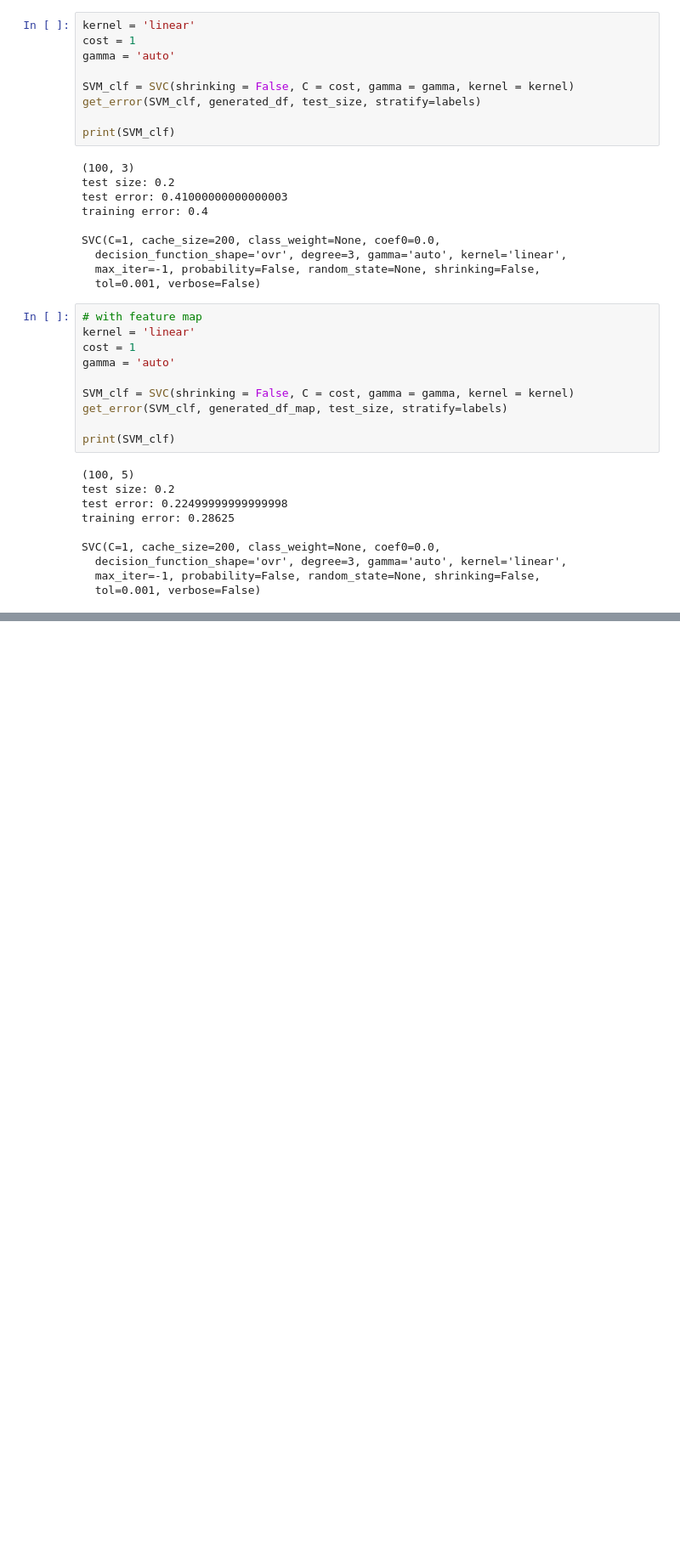
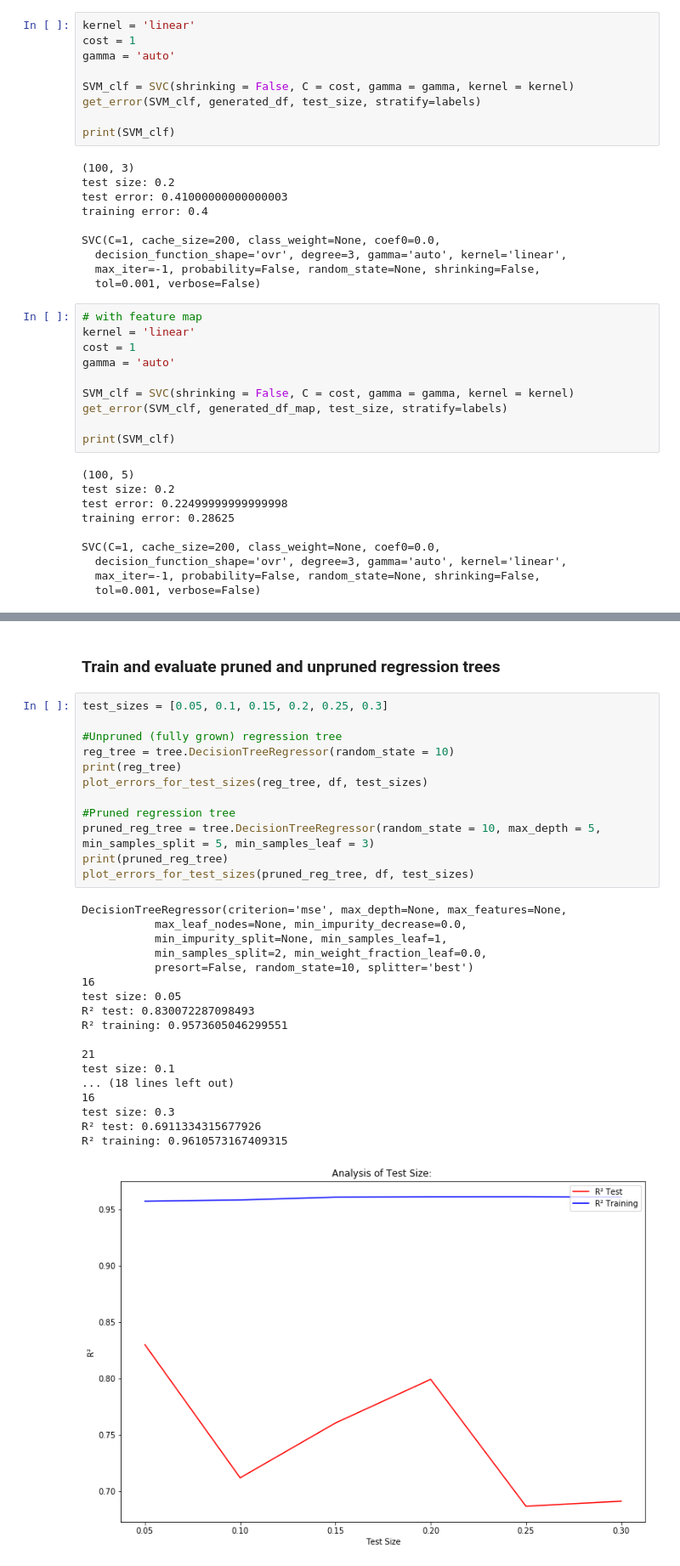
Before and after one commit to hkindbom/SF2935-Statistical-Learning, a Jupyter notebook: Project 2/Project 2.ipynb, the cells around one changed output, grey strips where cells are left out. Shown at 85% size. Drawn from its saved outputs; the diff is of its cells as text; blank space fills up the shorter version.

```diff
--- a/Project 2/Project 2.ipynb
+++ b/Project 2/Project 2.ipynb
@@ -276,0 +335,33 @@ SVC(C=1, cache_size=200, class_weight=None, coef0=0.0,
+# %% [markdown]
+### Train and evaluate pruned and unpruned regression trees
+# %%
+test_sizes = [0.05, 0.1, 0.15, 0.2, 0.25, 0.3]
+
+#Unpruned (fully grown) regression tree
+reg_tree = tree.DecisionTreeRegressor(random_state = 10)
+print(reg_tree)
+plot_errors_for_test_sizes(reg_tree, df, test_sizes)
+
+#Pruned regression tree
+pruned_reg_tree = tree.DecisionTreeRegressor(random_state = 10, max_depth = 5, min_samples_split = 5, min_samples_leaf = 3)
+print(pruned_reg_tree)
+plot_errors_for_test_sizes(pruned_reg_tree, df, test_sizes)
+# %% [output]
+DecisionTreeRegressor(criterion='mse', max_depth=None, max_features=None,
+           max_leaf_nodes=None, min_impurity_decrease=0.0,
+           min_impurity_split=None, min_samples_leaf=1,
+           min_samples_split=2, min_weight_fraction_leaf=0.0,
+           presort=False, random_state=10, splitter='best')
+16
+test size: 0.05
+R² test: 0.830072287098493
+R² training: 0.9573605046299551
+
+21
+test size: 0.1
+... (18 lines left out)
+16
+test size: 0.3
+R² test: 0.6911334315677926
+R² training: 0.9610573167409315
+[figure, added]
```
Also changed, not shown: parts of 10 cells of this notebook.
